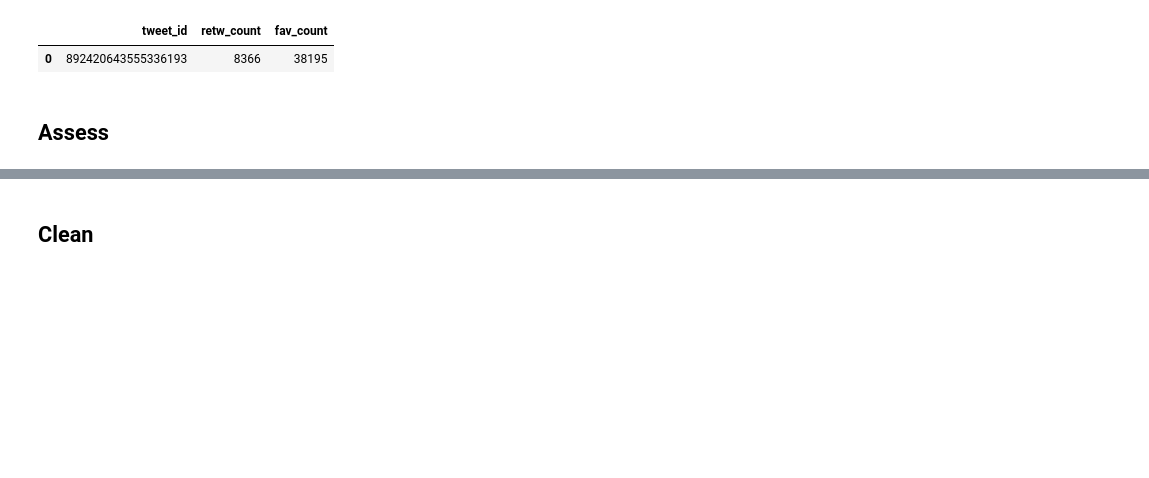
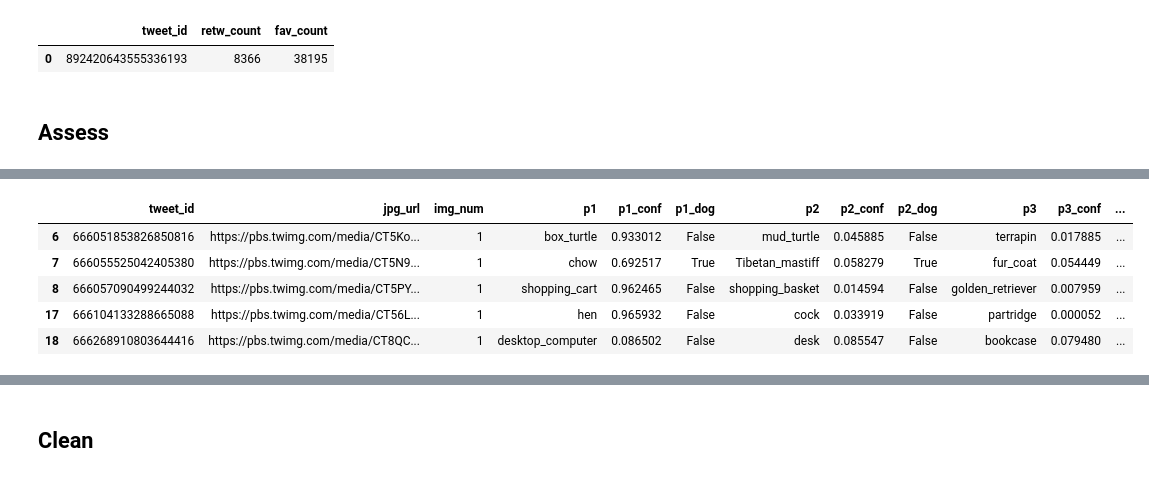
Before and after one commit to aleromar/DataWranglingOnTweeterDb, a Jupyter notebook: wrangle_act.ipynb, the cells around one changed output, grey strips where cells are left out. Saved outputs shown, nothing was run; the diff lists cells and outputs as text; code cells hidden in the pictures; blank space fills up the shorter version.

```diff
--- a/wrangle_act.ipynb
+++ b/wrangle_act.ipynb
@@ -111,0 +332,9 @@ tweeter_df.head(1)
+# %%
+image_df[ (image_df['p1_dog'] == False) | (image_df['p2_dog'] == False) | (image_df['p3_dog'] == False) ].head()
+# %% [output]
+|  | tweet_id | jpg_url | img_num | p1 | p1_conf | p1_dog | p2 | p2_conf | p2_dog | p3 | p3_conf | ... |
+| 6 | 666051853826850816 | https://pbs.twimg.com/media/CT5Ko... | 1 | box_turtle | 0.933012 | False | mud_turtle | 0.045885 | False | terrapin | 0.017885 | ... |
+| 7 | 666055525042405380 | https://pbs.twimg.com/media/CT5N9... | 1 | chow | 0.692517 | True | Tibetan_mastiff | 0.058279 | True | fur_coat | 0.054449 | ... |
+| 8 | 666057090499244032 | https://pbs.twimg.com/media/CT5PY... | 1 | shopping_cart | 0.962465 | False | shopping_basket | 0.014594 | False | golden_retriever | 0.007959 | ... |
+| 17 | 666104133288665088 | https://pbs.twimg.com/media/CT56L... | 1 | hen | 0.965932 | False | cock | 0.033919 | False | partridge | 0.000052 | ... |
+| 18 | 666268910803644416 | https://pbs.twimg.com/media/CT8QC... | 1 | desktop_computer | 0.086502 | False | desk | 0.085547 | False | bookcase | 0.079480 | ... |
```
Also changed, not shown: parts of 32 cells of this notebook.
